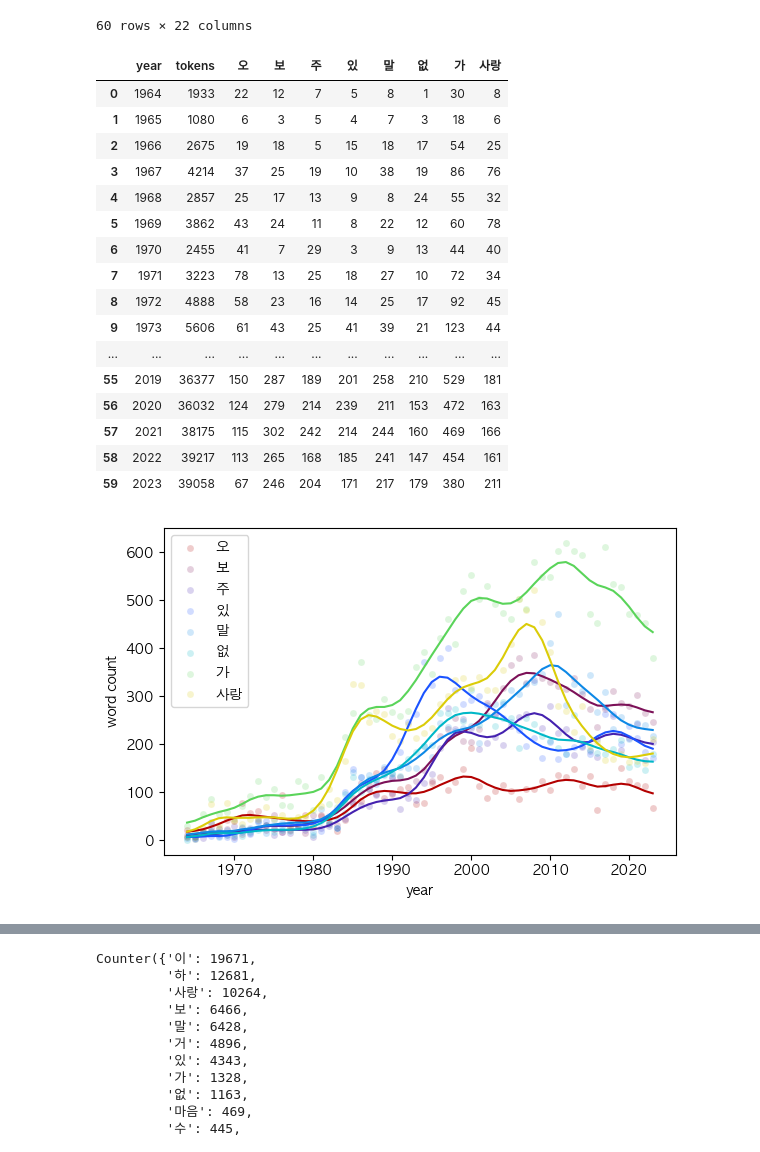
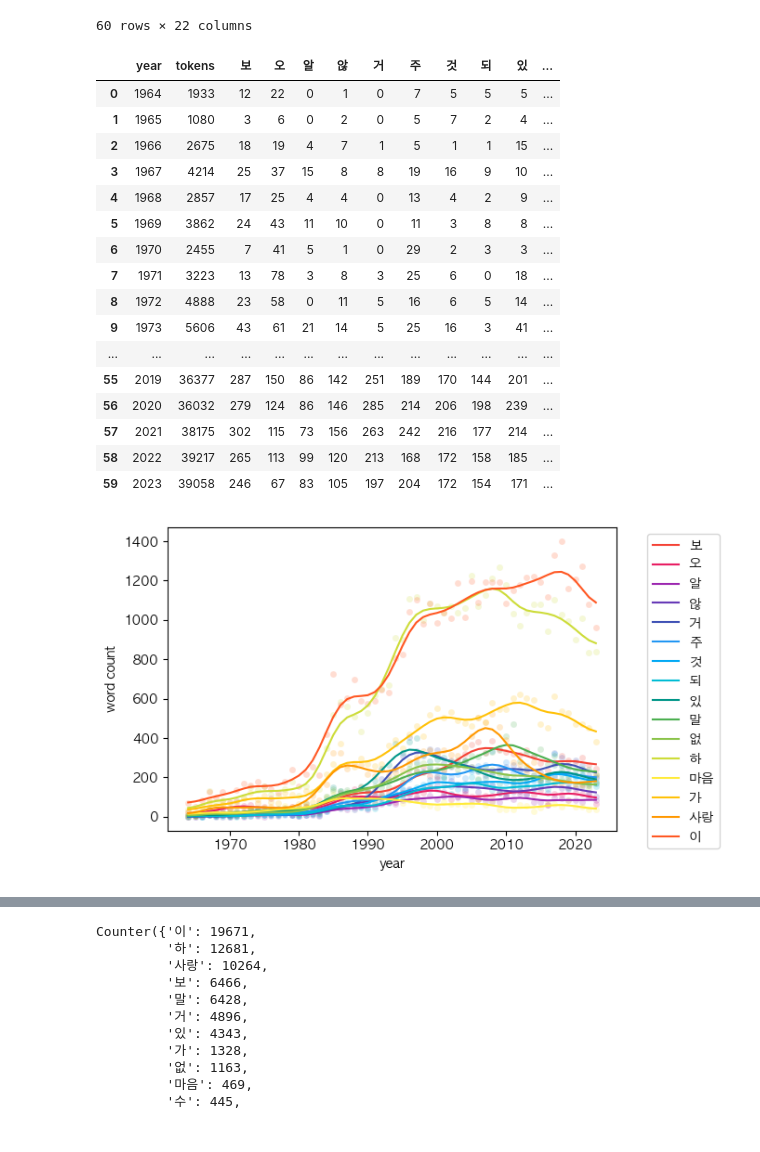
Before and after one commit to joonas-yoon/kpop-lyrics-analytics, a Jupyter notebook: analytics_kiwi.ipynb, the cells around one changed output, grey strips where cells are left out. Saved outputs shown, nothing was run; the diff lists cells and outputs as text; code cells hidden in the pictures.

```diff
--- a/analytics_kiwi.ipynb
+++ b/analytics_kiwi.ipynb
@@ -659,7 +659,7 @@ top_10_wcy_df
 60 rows × 22 columns
 # %%
 rows = []
-words_group = set(["오", "가", "사랑", "말", "보", "주", "있", "없"])
+words_group = set(["이","하","사랑","말","보","있","거","없","주","것","가","않","되","오","알","마음"])
 
 for year in tqdm(years):
     df = lyrics_all_df[lyrics_all_df.year == year].copy()
@@ -678,43 +678,47 @@ cols = list(({w: 0 for w in words_group}).keys())
 wcy_df = pd.DataFrame(np.array(rows), columns=['year', 'tokens'] + cols)
 wcy_df
 # %% [output]
-|  | year | tokens | 오 | 보 | 주 | 있 | 말 | 없 | 가 | 사랑 |
-| 0 | 1964 | 1933 | 22 | 12 | 7 | 5 | 8 | 1 | 30 | 8 |
-| 1 | 1965 | 1080 | 6 | 3 | 5 | 4 | 7 | 3 | 18 | 6 |
-| 2 | 1966 | 2675 | 19 | 18 | 5 | 15 | 18 | 17 | 54 | 25 |
-| 3 | 1967 | 4214 | 37 | 25 | 19 | 10 | 38 | 19 | 86 | 76 |
-| 4 | 1968 | 2857 | 25 | 17 | 13 | 9 | 8 | 24 | 55 | 32 |
-| 5 | 1969 | 3862 | 43 | 24 | 11 | 8 | 22 | 12 | 60 | 78 |
-| 6 | 1970 | 2455 | 41 | 7 | 29 | 3 | 9 | 13 | 44 | 40 |
-| 7 | 1971 | 3223 | 78 | 13 | 25 | 18 | 27 | 10 | 72 | 34 |
-| 8 | 1972 | 4888 | 58 | 23 | 16 | 14 | 25 | 17 | 92 | 45 |
-| 9 | 1973 | 5606 | 61 | 43 | 25 | 41 | 39 | 21 | 123 | 44 |
-| ... | ... | ... | ... | ... | ... | ... | ... | ... | ... | ... |
-| 55 | 2019 | 36377 | 150 | 287 | 189 | 201 | 258 | 210 | 529 | 181 |
-| 56 | 2020 | 36032 | 124 | 279 | 214 | 239 | 211 | 153 | 472 | 163 |
-| 57 | 2021 | 38175 | 115 | 302 | 242 | 214 | 244 | 160 | 469 | 166 |
-| 58 | 2022 | 39217 | 113 | 265 | 168 | 185 | 241 | 147 | 454 | 161 |
-| 59 | 2023 | 39058 | 67 | 246 | 204 | 171 | 217 | 179 | 380 | 211 |
+|  | year | tokens | 보 | 오 | 알 | 않 | 거 | 주 | 것 | 되 | 있 | ... |
+| 0 | 1964 | 1933 | 12 | 22 | 0 | 1 | 0 | 7 | 5 | 5 | 5 | ... |
+| 1 | 1965 | 1080 | 3 | 6 | 0 | 2 | 0 | 5 | 7 | 2 | 4 | ... |
+| 2 | 1966 | 2675 | 18 | 19 | 4 | 7 | 1 | 5 | 1 | 1 | 15 | ... |
+| 3 | 1967 | 4214 | 25 | 37 | 15 | 8 | 8 | 19 | 16 | 9 | 10 | ... |
+| 4 | 1968 | 2857 | 17 | 25 | 4 | 4 | 0 | 13 | 4 | 2 | 9 | ... |
+| 5 | 1969 | 3862 | 24 | 43 | 11 | 10 | 0 | 11 | 3 | 8 | 8 | ... |
+| 6 | 1970 | 2455 | 7 | 41 | 5 | 1 | 0 | 29 | 2 | 3 | 3 | ... |
+| 7 | 1971 | 3223 | 13 | 78 | 3 | 8 | 3 | 25 | 6 | 0 | 18 | ... |
+| 8 | 1972 | 4888 | 23 | 58 | 0 | 11 | 5 | 16 | 6 | 5 | 14 | ... |
+| 9 | 1973 | 5606 | 43 | 61 | 21 | 14 | 5 | 25 | 16 | 3 | 41 | ... |
+| ... | ... | ... | ... | ... | ... | ... | ... | ... | ... | ... | ... | ... |
+| 55 | 2019 | 36377 | 287 | 150 | 86 | 142 | 251 | 189 | 170 | 144 | 201 | ... |
+| 56 | 2020 | 36032 | 279 | 124 | 86 | 146 | 285 | 214 | 206 | 198 | 239 | ... |
+| 57 | 2021 | 38175 | 302 | 115 | 73 | 156 | 263 | 242 | 216 | 177 | 214 | ... |
+| 58 | 2022 | 39217 | 265 | 113 | 99 | 120 | 213 | 168 | 172 | 158 | 185 | ... |
+| 59 | 2023 | 39058 | 246 | 67 | 83 | 105 | 197 | 204 | 172 | 154 | 171 | ... |
 # %%
 from matplotlib import rc
 from scipy.ndimage.filters import gaussian_filter1d
 
 rc('font', family='AppleGothic')
 plt.rcParams['axes.unicode_minus'] = False
 
-plt.figure(figsize=(6, 4))
-color8 = ["#b30000", "#7c1158", "#4421af", "#1a53ff", "#0d88e6", "#00b7c7", "#5ad45a", "#dbcc08"]
-for col, color in zip(cols, color8):
+plt.figure(figsize=(7, 4))
+color16 = [
+    "#f44336","#e81e63","#9c27b0","#673ab7","#3f51b5","#2196f3","#03a9f4","#00bcd4",
+    "#009688","#4caf50","#8bc34a","#cddc39","#ffeb3b","#ffc107","#ff9800","#ff5722",
+]
+for col, color in zip(cols, color16):
     df1 = wcy_df[['year', col]]
     df1.loc[:, col] = gaussian_filter1d(df1[col], sigma=2)
-    sns.scatterplot(data=wcy_df, x='year', y=col, fc=color, s=25, alpha=0.2, label=col)
+    sns.scatterplot(data=wcy_df, x='year', y=col, fc=color, s=25, alpha=0.2)
     # sns.lineplot(data=wcy_df, x='year', y=col, color=color, alpha=0.2, linewidth=1, linestyle='--')
-    sns.lineplot(data=df1, x='year', y=col, color=color) # smooth line
+    sns.lineplot(data=df1, x='year', y=col, color=color, label=col) # smooth line
 plt.ylabel('word count')
+plt.legend(loc='upper center', bbox_to_anchor=(1.15, 1.0))
 plt.tight_layout()
 plt.show()
 # %% [output]
-[figure, old version]
+[figure, new version]
 # %%
 wcy_r_df = wcy_df[cols].apply(lambda sr: sr / wcy_df['tokens'])
 wcy_r_df.index = wcy_df['year']
```
Also changed, not shown: parts of 3 cells of this notebook.
